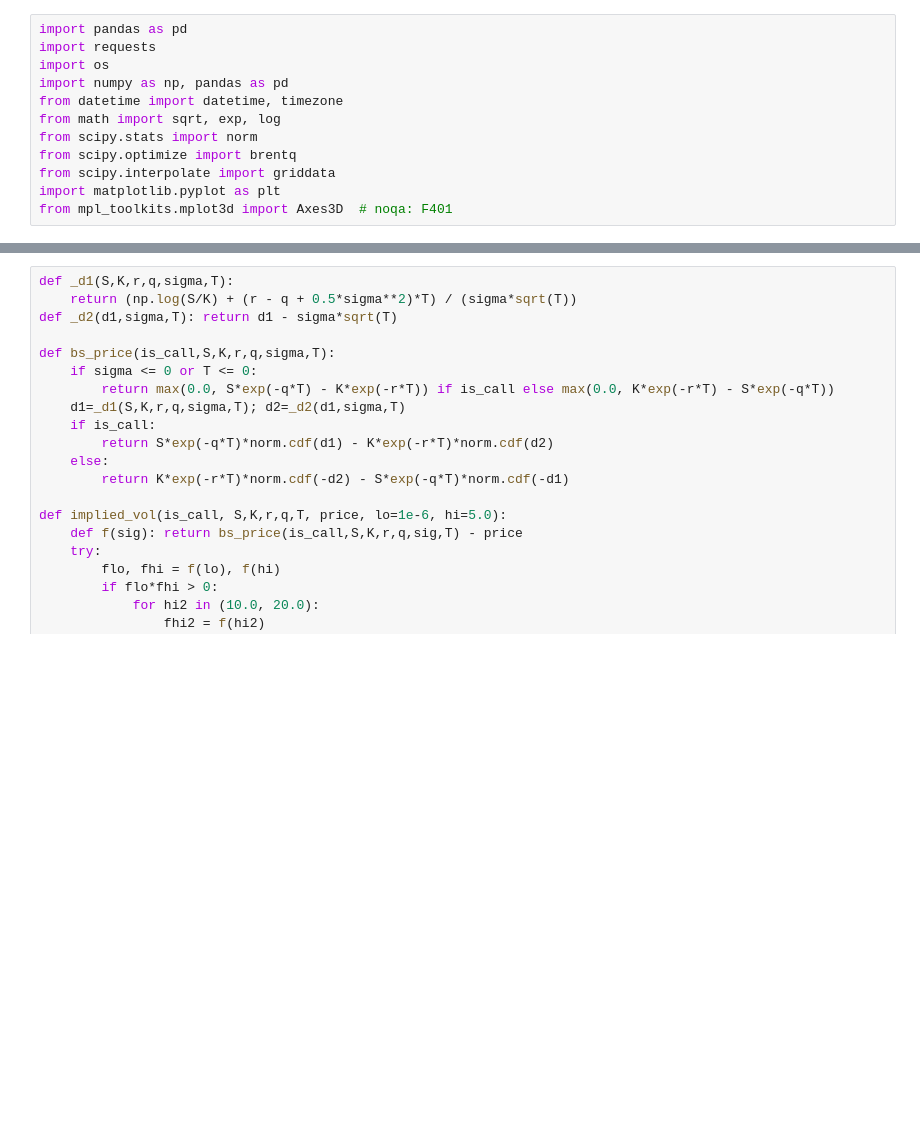
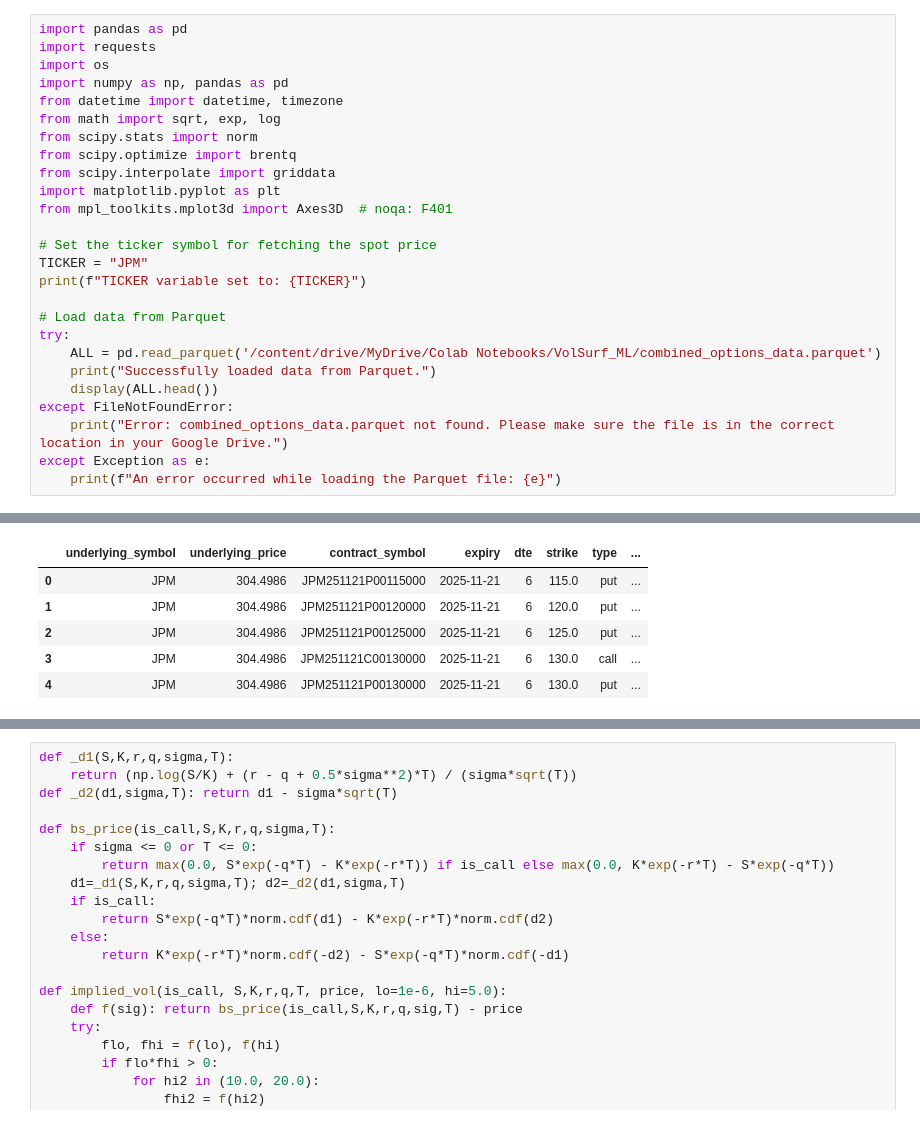
Before and after one commit to AlexMilekhin/Volatility-Surface-Modelling-ML-Forecasting, a Jupyter notebook: IV_compute.ipynb, the cells around one changed output, grey strips where cells are left out. Cells and saved outputs as stored; diff of their text form; blank space fills up the shorter version.

```diff
--- a/IV_compute.ipynb
+++ b/IV_compute.ipynb
@@ -10,3 +10,18 @@ from scipy.optimize import brentq
 from scipy.interpolate import griddata
 import matplotlib.pyplot as plt
 from mpl_toolkits.mplot3d import Axes3D  # noqa: F401
+
+# Set the ticker symbol for fetching the spot price
+TICKER = "JPM"
+print(f"TICKER variable set to: {TICKER}")
+
+# Load data from Parquet
+try:
+    ALL = pd.read_parquet('/content/drive/MyDrive/Colab Notebooks/VolSurf_ML/combined_options_data.parquet')
+    print("Successfully loaded data from Parquet.")
+    display(ALL.head())
+except FileNotFoundError:
+    print("Error: combined_options_data.parquet not found. Please make sure the file is in the correct location in your Google Drive.")
+except Exception as e:
+    print(f"An error occurred while loading the Parquet file: {e}")
+# %% [output]
@@ -12,0 +30,6 @@ from mpl_toolkits.mplot3d import Axes3D  # noqa: F401
+|  | underlying_symbol | underlying_price | contract_symbol | expiry | dte | strike | type | ... |
+| 0 | JPM | 304.4986 | JPM251121P00115000 | 2025-11-21 | 6 | 115.0 | put | ... |
+| 1 | JPM | 304.4986 | JPM251121P00120000 | 2025-11-21 | 6 | 120.0 | put | ... |
+| 2 | JPM | 304.4986 | JPM251121P00125000 | 2025-11-21 | 6 | 125.0 | put | ... |
+| 3 | JPM | 304.4986 | JPM251121C00130000 | 2025-11-21 | 6 | 130.0 | call | ... |
+| 4 | JPM | 304.4986 | JPM251121P00130000 | 2025-11-21 | 6 | 130.0 | put | ... |
```
Also changed, not shown: parts of 5 cells of this notebook.
